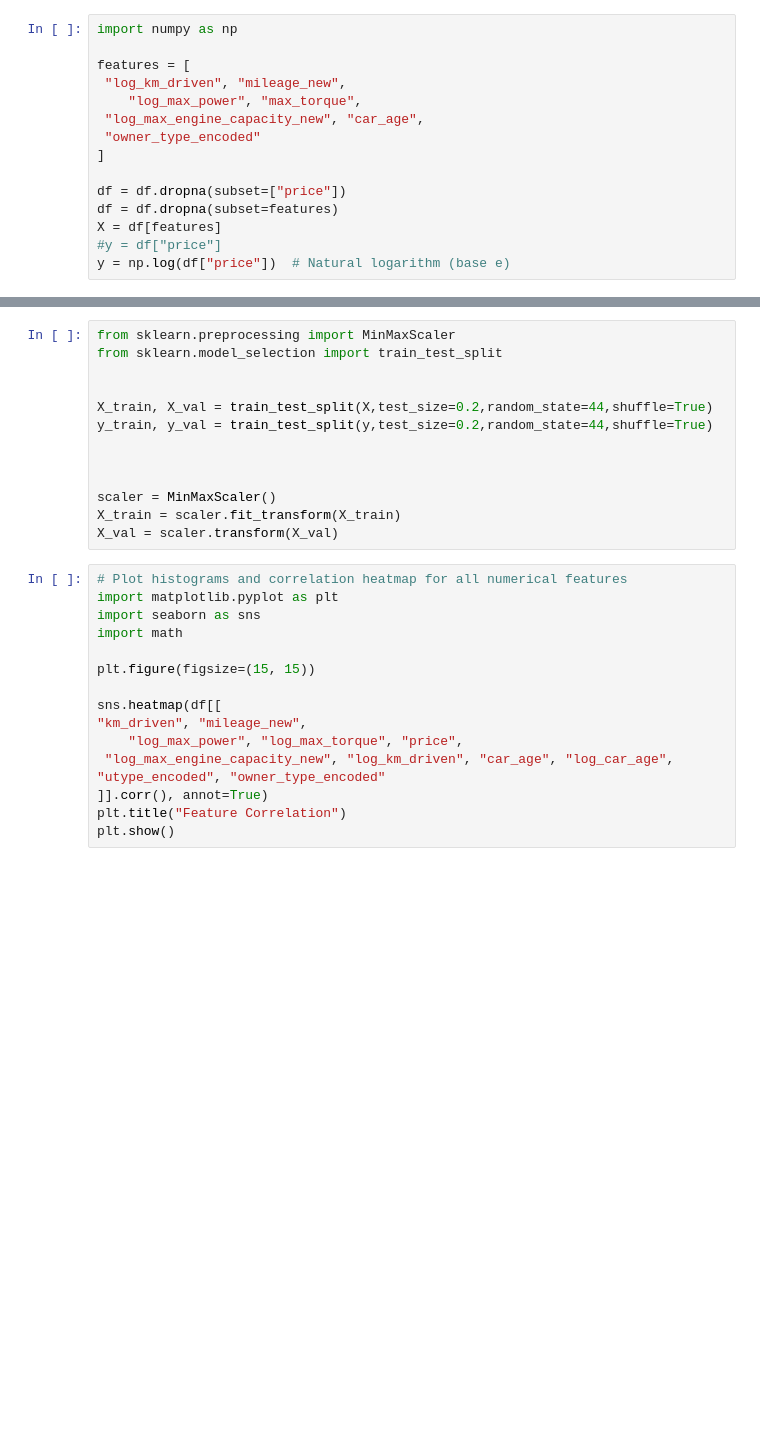
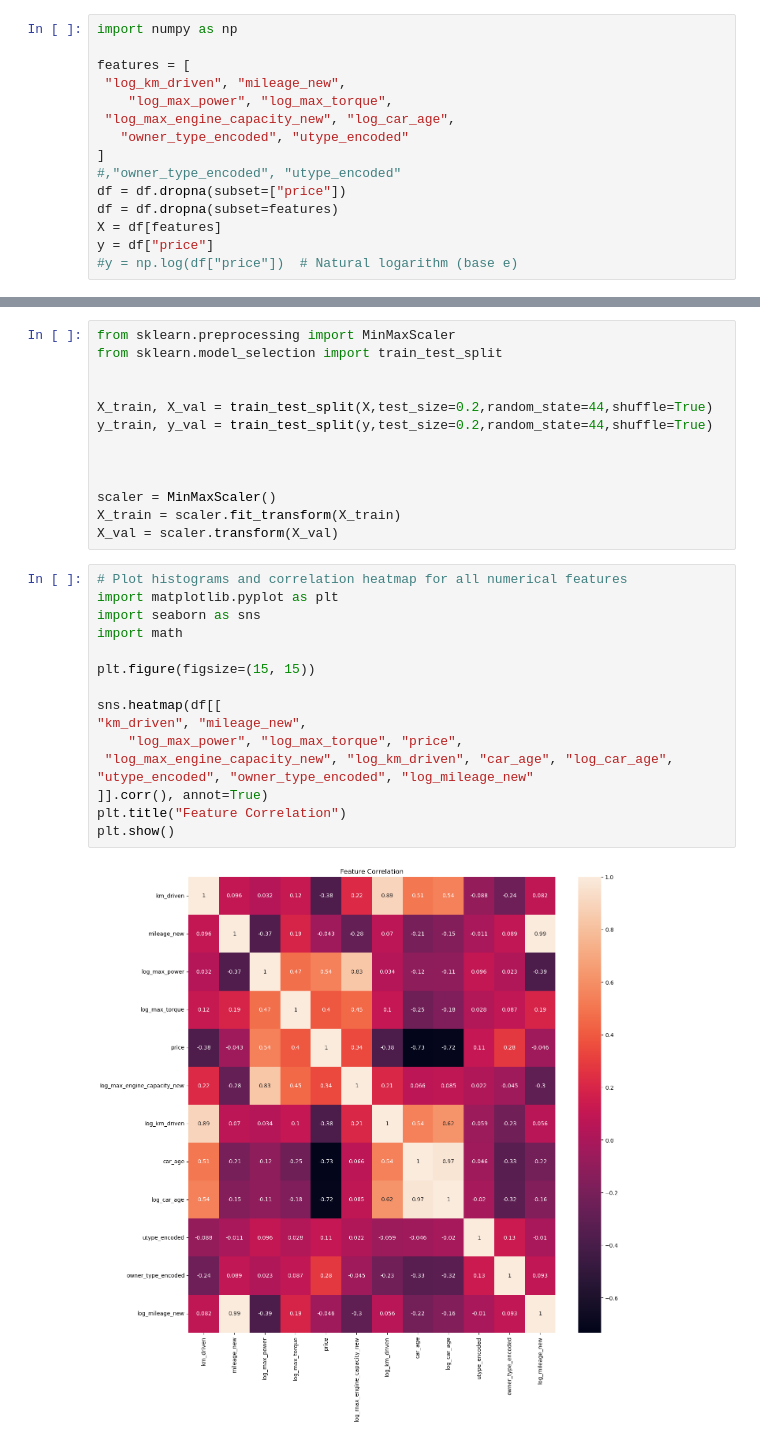
Before and after one commit to kaz4n/DataAi, a Jupyter notebook: deepSeekSolution3.ipynb, the cells around one changed output, grey strips where cells are left out. Saved outputs shown, nothing was run; the diff lists cells and outputs as text; blank space fills up the shorter version.

```diff
--- a/deepSeekSolution3.ipynb
+++ b/deepSeekSolution3.ipynb
@@ -154,16 +209,16 @@ import numpy as np
 
 features = [
  "log_km_driven", "mileage_new",
-    "log_max_power", "max_torque",
- "log_max_engine_capacity_new", "car_age",
- "owner_type_encoded"
+    "log_max_power", "log_max_torque",
+ "log_max_engine_capacity_new", "log_car_age",
+   "owner_type_encoded", "utype_encoded"
 ]
-
+#,"owner_type_encoded", "utype_encoded"
 df = df.dropna(subset=["price"])
 df = df.dropna(subset=features)
 X = df[features]
-#y = df["price"]
-y = np.log(df["price"])  # Natural logarithm (base e)
+y = df["price"]
+#y = np.log(df["price"])  # Natural logarithm (base e)
 # %%
 # Identify negative values in 'max_engine_capacity_new'
 neg_values = df[df['max_engine_capacity_new'] < 0]
@@ -186,18 +247,20 @@ X_val = scaler.transform(X_val)
 # %%
 # Plot histograms and correlation heatmap for all numerical features
 import matplotlib.pyplot as plt
 import seaborn as sns
 import math
 
 plt.figure(figsize=(15, 15))
 
 sns.heatmap(df[[
 "km_driven", "mileage_new",
     "log_max_power", "log_max_torque", "price",
- "log_max_engine_capacity_new", "log_km_driven", "car_age", "log_car_age", "utype_encoded", "owner_type_encoded"
+ "log_max_engine_capacity_new", "log_km_driven", "car_age", "log_car_age", "utype_encoded", "owner_type_encoded", "log_mileage_new"
 ]].corr(), annot=True)
 plt.title("Feature Correlation")
 plt.show()
+# %% [output]
+[figure, added]
 # %%
 # Plot histograms and correlation heatmap for all numerical features
 import matplotlib.pyplot as plt
```
Also changed, not shown: parts of 30 cells of this notebook.
